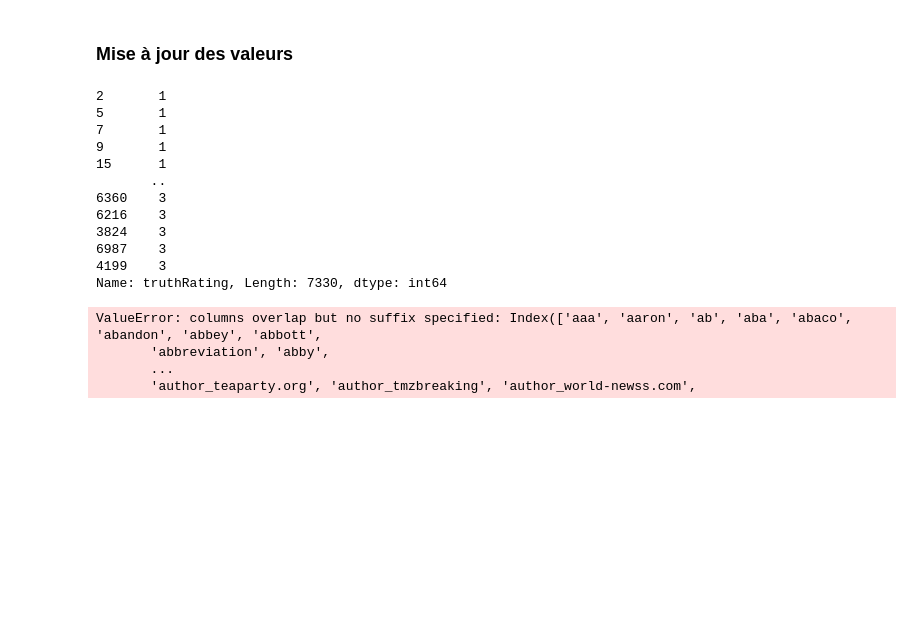
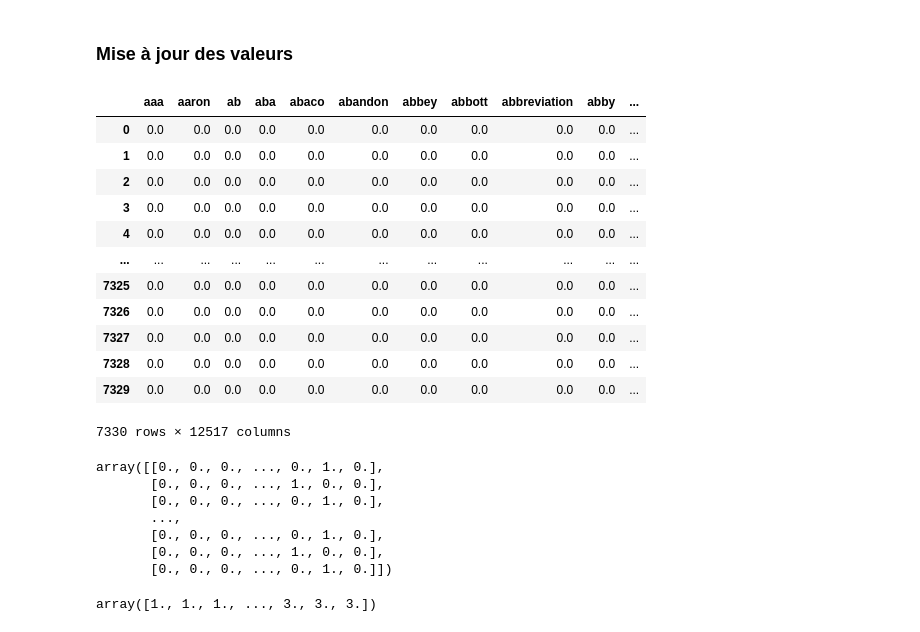
Before and after one commit to Dvassily/ClaimsClassification, a Jupyter notebook: Projet.ipynb, the cells around one changed output. Drawn from its saved outputs; the diff is of its cells as text; code cells hidden in the pictures; blank space fills up the shorter version.

```diff
--- a/Projet.ipynb
+++ b/Projet.ipynb
@@ -451,31 +484,40 @@ On choisit l'upsampling car ...
 # %% [markdown]
 ### Mise à jour des valeurs
 # %%
-display(upsampled['truthRating'])
 
-df_task1 = df_task1.drop('truthRating', axis=1)
-df_task1 = df_task1.join(upsampled)
+display(upsampled)
 
-display(df_task1)
+df_val = upsampled.values
+
+k_fold_multi_classifier(df_val)
+#df_task1 = df_task1.drop('truthRating', axis=1)
+#df_task1 = df_task1.join(upsampled)
+
+#display(df_task1)
 
 # k_fold_multi_classifier(df_val)
 # %% [output]
+|  | aaa | aaron | ab | aba | abaco | abandon | abbey | abbott | abbreviation | abby | ... |
+| 0 | 0.0 | 0.0 | 0.0 | 0.0 | 0.0 | 0.0 | 0.0 | 0.0 | 0.0 | 0.0 | ... |
+| 1 | 0.0 | 0.0 | 0.0 | 0.0 | 0.0 | 0.0 | 0.0 | 0.0 | 0.0 | 0.0 | ... |
+| 2 | 0.0 | 0.0 | 0.0 | 0.0 | 0.0 | 0.0 | 0.0 | 0.0 | 0.0 | 0.0 | ... |
+| 3 | 0.0 | 0.0 | 0.0 | 0.0 | 0.0 | 0.0 | 0.0 | 0.0 | 0.0 | 0.0 | ... |
+| 4 | 0.0 | 0.0 | 0.0 | 0.0 | 0.0 | 0.0 | 0.0 | 0.0 | 0.0 | 0.0 | ... |
+| ... | ... | ... | ... | ... | ... | ... | ... | ... | ... | ... | ... |
+| 7325 | 0.0 | 0.0 | 0.0 | 0.0 | 0.0 | 0.0 | 0.0 | 0.0 | 0.0 | 0.0 | ... |
+| 7326 | 0.0 | 0.0 | 0.0 | 0.0 | 0.0 | 0.0 | 0.0 | 0.0 | 0.0 | 0.0 | ... |
+| 7327 | 0.0 | 0.0 | 0.0 | 0.0 | 0.0 | 0.0 | 0.0 | 0.0 | 0.0 | 0.0 | ... |
+| 7328 | 0.0 | 0.0 | 0.0 | 0.0 | 0.0 | 0.0 | 0.0 | 0.0 | 0.0 | 0.0 | ... |
+| 7329 | 0.0 | 0.0 | 0.0 | 0.0 | 0.0 | 0.0 | 0.0 | 0.0 | 0.0 | 0.0 | ... |
-2       1
-5       1
-7       1
-9       1
-15      1
-       ..
-6360    3
-6216    3
-3824    3
-6987    3
-4199    3
-Name: truthRating, Length: 7330, dtype: int64
+7330 rows × 12517 columns
-ValueError: columns overlap but no suffix specified: Index(['aaa', 'aaron', 'ab', 'aba', 'abaco', 'abandon', 'abbey', 'abbott',
-       'abbreviation', 'abby',
-       ...
-       'author_teaparty.org', 'author_tmzbreaking', 'author_world-newss.com',
+array([[0., 0., 0., ..., 0., 1., 0.],
+       [0., 0., 0., ..., 1., 0., 0.],
+       [0., 0., 0., ..., 0., 1., 0.],
+       ...,
+       [0., 0., 0., ..., 0., 1., 0.],
+       [0., 0., 0., ..., 1., 0., 0.],
+       [0., 0., 0., ..., 0., 1., 0.]])
+array([1., 1., 1., ..., 3., 3., 3.])
 # %%
 ## IV.a. Ingénierie du texte
 # %%
```
Also changed, not shown: parts of 2 cells of this notebook.
